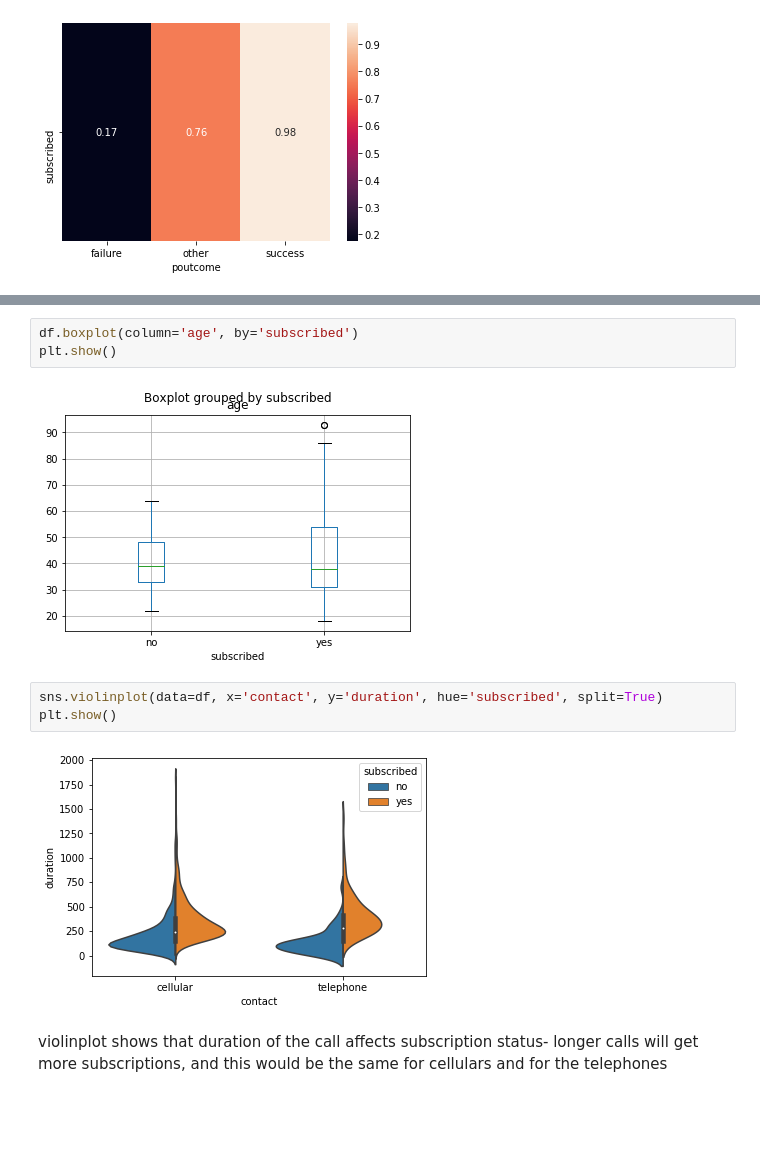
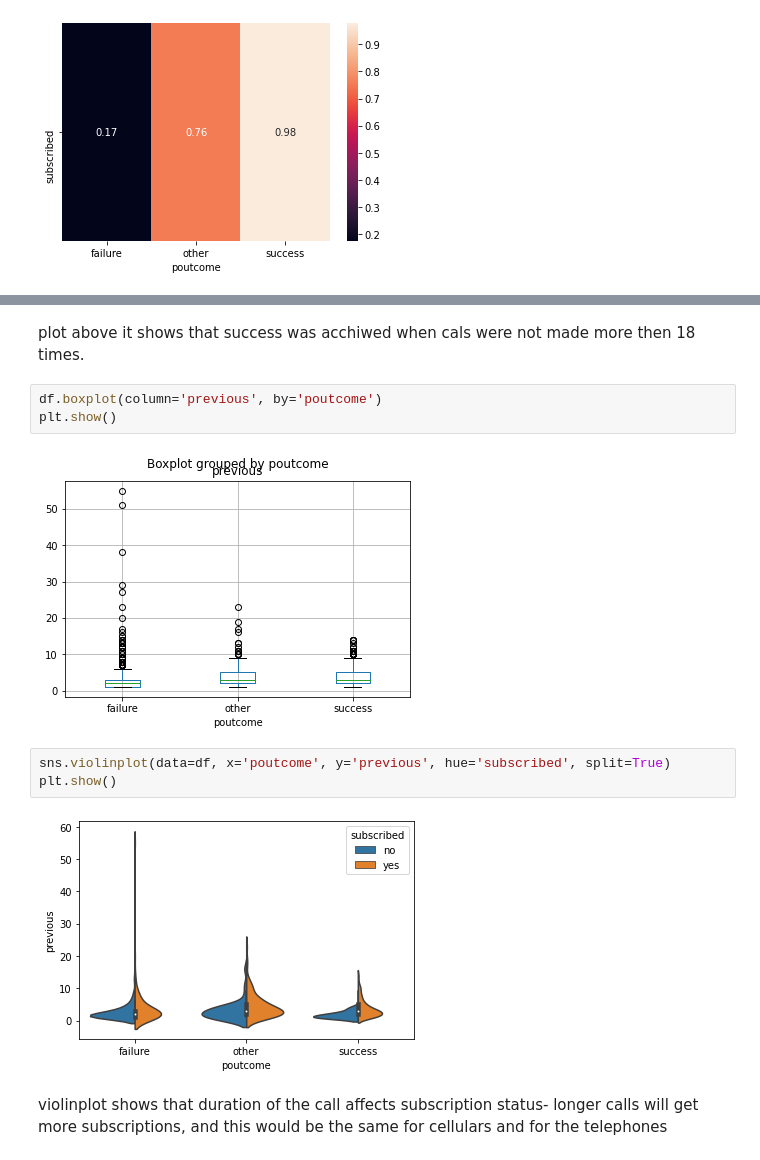
Before and after one commit to mandricic/CS5062, a Jupyter notebook: etivity1.ipynb, the cells around one changed output, grey strips where cells are left out. Cells and saved outputs as stored; diff of their text form; blank space fills up the shorter version.

```diff
--- a/etivity1.ipynb
+++ b/etivity1.ipynb
@@ -124,12 +129,14 @@ If we look at outcome from previous campaign and fot effect they g=have on subsc
+# %% [markdown]
+plot above it shows that success was acchiwed when cals were not made more then 18 times.
 # %%
-df.boxplot(column='age', by='subscribed')
+df.boxplot(column='previous', by='poutcome')
 plt.show()
 # %% [output]
-[figure, old version]
+[figure, new version]
 # %%
-sns.violinplot(data=df, x='contact', y='duration', hue='subscribed', split=True)
+sns.violinplot(data=df, x='poutcome', y='previous', hue='subscribed', split=True)
 plt.show()
 # %% [output]
-[figure, old version]
+[figure, new version]
 # %% [markdown]
 violinplot shows that duration of the call affects subscription status- longer calls will get more subscriptions, and this would be the same for cellulars and for the telephones
```
Also changed, not shown: parts of 9 cells of this notebook.
